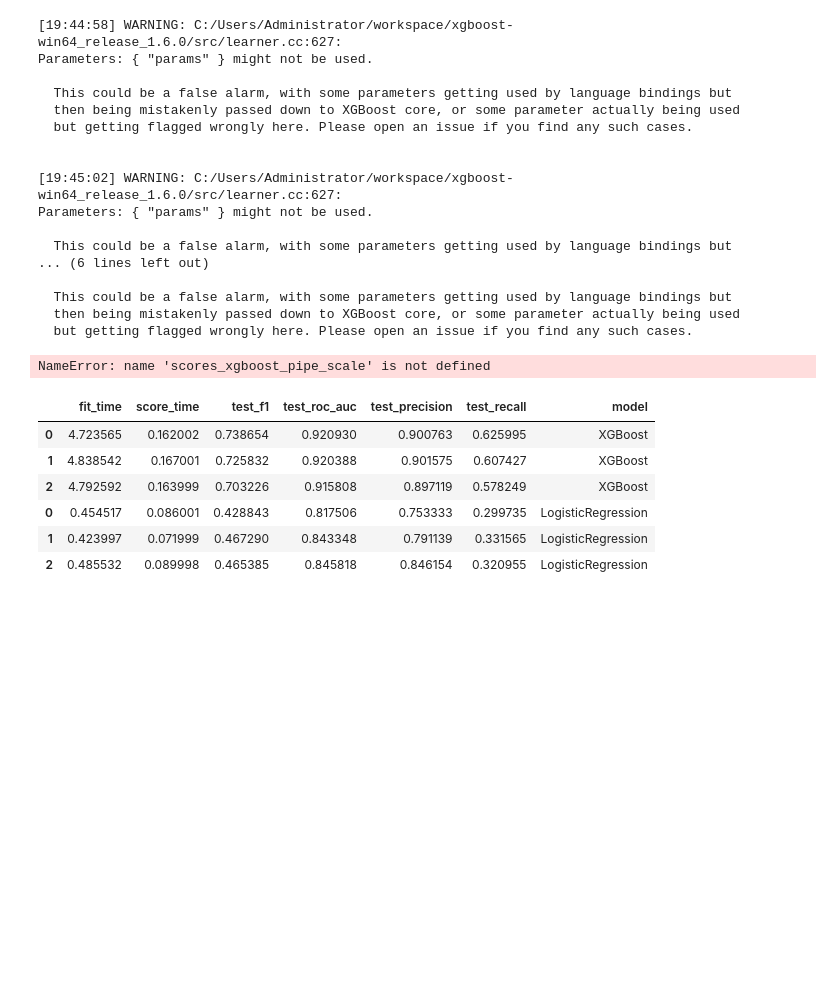
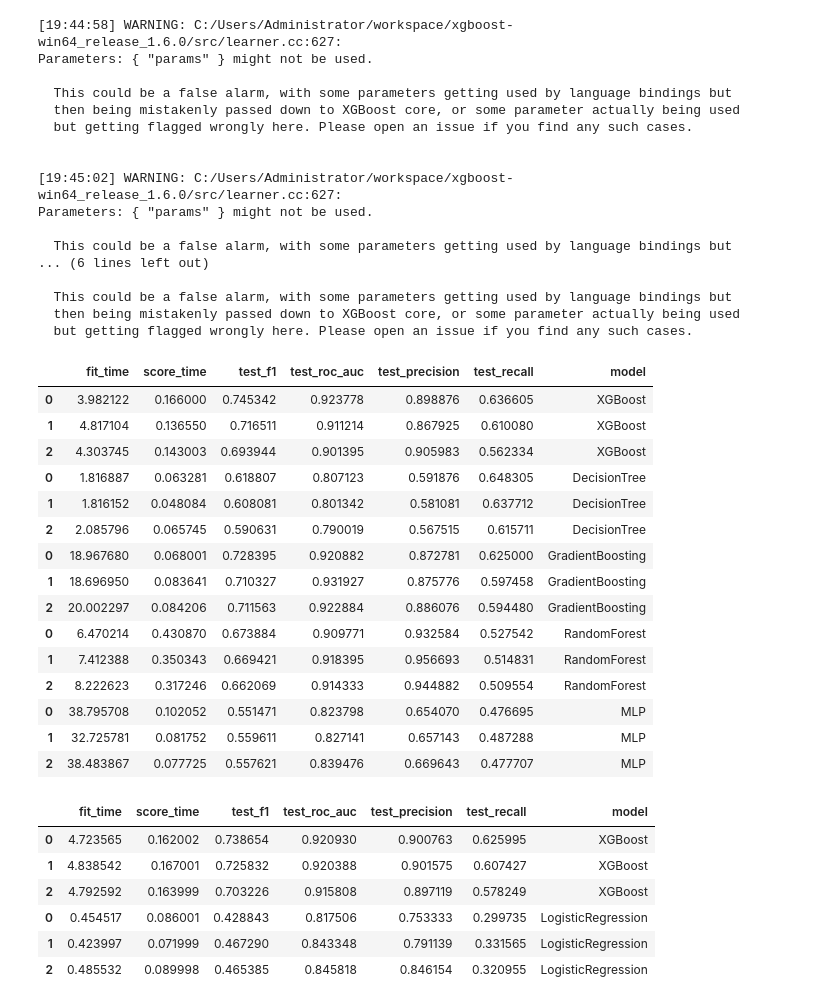
Before and after one commit to galashri/094295_hw1, a Jupyter notebook: notebooks/XGBoost.ipynb, the cells around one changed output. Cells and saved outputs as stored; diff of their text form; code cells hidden in the pictures; blank space fills up the shorter version.

```diff
--- a/notebooks/XGBoost.ipynb
+++ b/notebooks/XGBoost.ipynb
@@ -296,26 +257,41 @@ Parameters: { "params" } might not be used.
   This could be a false alarm, with some parameters getting used by language bindings but
   then being mistakenly passed down to XGBoost core, or some parameter actually being used
   but getting flagged wrongly here. Please open an issue if you find any such cases.
-# %%
-dt_df = pd.DataFrame(scores_dt_pipe_scale)
-dt_df['model'] = 'DecisionTree'
-
-xgb_df = pd.DataFrame(scores_xgboost_pipe_scale)
-xgb_df['model'] = 'XGBoost'
-
-gb_df = pd.DataFrame(scores_gb_pipe_scale)
-gb_df['model'] = 'GradientBoosting'
-
-rf_df = pd.DataFrame(scores_rf_pipe_scale)
-rf_df['model'] = 'RandomForest'
-
-mlp_df = pd.DataFrame(scores_mlp_pipe_scale)
-mlp_df['model'] = 'MLP'
-
-results = pd.concat([xgb_df,dt_df, gb_df, rf_df, mlp_df])
-results
-# %% [output]
-NameError: name 'scores_xgboost_pipe_scale' is not defined
+# %%
+dt_df = pd.DataFrame(scores_dt_pipe_scale)
+dt_df['model'] = 'DecisionTree'
+
+xgb_df = pd.DataFrame(scores_xgboost)
+xgb_df['model'] = 'XGBoost'
+
+gb_df = pd.DataFrame(scores_gb_pipe_scale)
+gb_df['model'] = 'GradientBoosting'
+
+rf_df = pd.DataFrame(scores_rf_pipe_scale)
+rf_df['model'] = 'RandomForest'
+
+mlp_df = pd.DataFrame(scores_mlp_pipe_scale)
+mlp_df['model'] = 'MLP'
+
+results = pd.concat([xgb_df,dt_df, gb_df, rf_df, mlp_df])
+results
+# %% [output]
+|  | fit_time | score_time | test_f1 | test_roc_auc | test_precision | test_recall | model |
+| 0 | 3.982122 | 0.166000 | 0.745342 | 0.923778 | 0.898876 | 0.636605 | XGBoost |
+| 1 | 4.817104 | 0.136550 | 0.716511 | 0.911214 | 0.867925 | 0.610080 | XGBoost |
+| 2 | 4.303745 | 0.143003 | 0.693944 | 0.901395 | 0.905983 | 0.562334 | XGBoost |
+| 0 | 1.816887 | 0.063281 | 0.618807 | 0.807123 | 0.591876 | 0.648305 | DecisionTree |
+| 1 | 1.816152 | 0.048084 | 0.608081 | 0.801342 | 0.581081 | 0.637712 | DecisionTree |
+| 2 | 2.085796 | 0.065745 | 0.590631 | 0.790019 | 0.567515 | 0.615711 | DecisionTree |
+| 0 | 18.967680 | 0.068001 | 0.728395 | 0.920882 | 0.872781 | 0.625000 | GradientBoosting |
+| 1 | 18.696950 | 0.083641 | 0.710327 | 0.931927 | 0.875776 | 0.597458 | GradientBoosting |
+| 2 | 20.002297 | 0.084206 | 0.711563 | 0.922884 | 0.886076 | 0.594480 | GradientBoosting |
+| 0 | 6.470214 | 0.430870 | 0.673884 | 0.909771 | 0.932584 | 0.527542 | RandomForest |
+| 1 | 7.412388 | 0.350343 | 0.669421 | 0.918395 | 0.956693 | 0.514831 | RandomForest |
+| 2 | 8.222623 | 0.317246 | 0.662069 | 0.914333 | 0.944882 | 0.509554 | RandomForest |
+| 0 | 38.795708 | 0.102052 | 0.551471 | 0.823798 | 0.654070 | 0.476695 | MLP |
+| 1 | 32.725781 | 0.081752 | 0.559611 | 0.827141 | 0.657143 | 0.487288 | MLP |
+| 2 | 38.483867 | 0.077725 | 0.557621 | 0.839476 | 0.669643 | 0.477707 | MLP |
 # %%
 xgb_df = pd.DataFrame(scores_xgboost)
 xgb_df['model'] = 'XGBoost'
```
Also changed, not shown: parts of 4 cells of this notebook, 2 other files.
